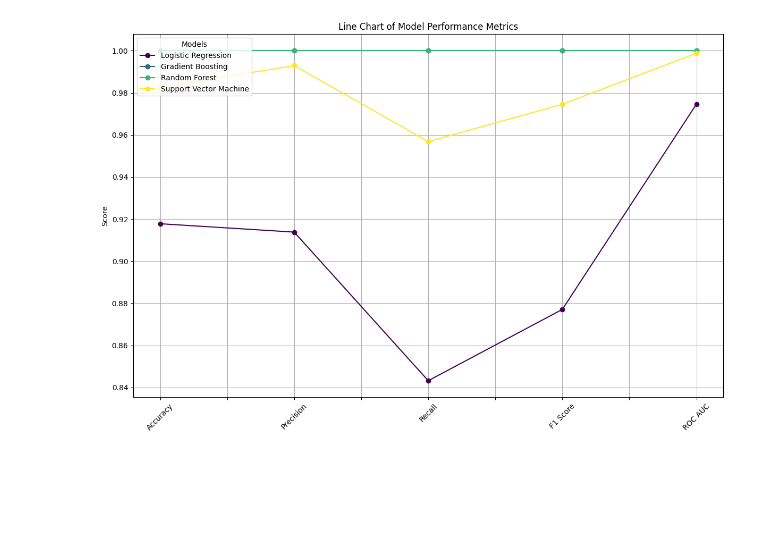
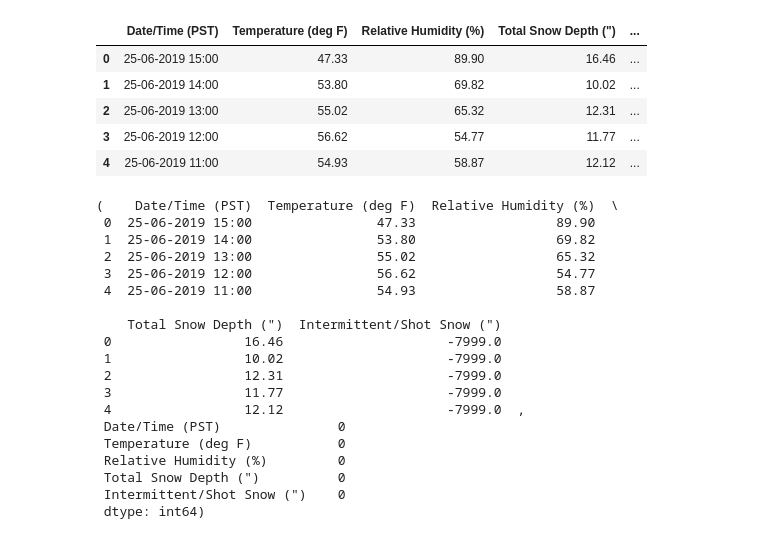
Before and after one commit to Palak-bansal-26/Natural-Disaster-Prediction, a Jupyter notebook: AvalanchePrediction.ipynb, the cells around one changed output. Saved outputs shown, nothing was run; the diff lists cells and outputs as text; code cells hidden in the pictures; blank space fills up the shorter version.

```diff
--- a/AvalanchePrediction.ipynb
+++ b/AvalanchePrediction.ipynb
@@ -463,11 +2,0 @@ plt.show()
-# %%
-performance_df.T.plot(kind='line', marker='o', figsize=(12, 8), colormap='viridis')
-plt.title('Line Chart of Model Performance Metrics')
-plt.ylabel('Score')
-plt.xticks(rotation=45)
-plt.grid(True)
-plt.legend(title='Models', loc='upper left')
-plt.tight_layout()
-plt.show()
-# %% [output]
-[figure, removed]
@@ -473,0 +23,39 @@ plt.show()
+# %%
+# Load the dataset
+file_path = '/mnt/StevensPass-GraceLakes_4790_feet_2019.csv'
+data = pd.read_csv(file_path)
+
+data.head()
+# %% [output]
+|  | Date/Time (PST) | Temperature (deg F) | Relative Humidity (%) | Total Snow Depth (") | ... |
+| 0 | 25-06-2019 15:00 | 47.33 | 89.90 | 16.46 | ... |
+| 1 | 25-06-2019 14:00 | 53.80 | 69.82 | 10.02 | ... |
+| 2 | 25-06-2019 13:00 | 55.02 | 65.32 | 12.31 | ... |
+| 3 | 25-06-2019 12:00 | 56.62 | 54.77 | 11.77 | ... |
+| 4 | 25-06-2019 11:00 | 54.93 | 58.87 | 12.12 | ... |
+# %%
+# Summary of missing values
+missing_data_summary = data.isnull().sum()
+
+# Display the cleaned data and the summary of missing values
+data.head(), missing_data_summary
+# %% [output]
+(    Date/Time (PST)  Temperature (deg F)  Relative Humidity (%)  \
+ 0  25-06-2019 15:00                47.33                  89.90
+ 1  25-06-2019 14:00                53.80                  69.82
+ 2  25-06-2019 13:00                55.02                  65.32
+ 3  25-06-2019 12:00                56.62                  54.77
+ 4  25-06-2019 11:00                54.93                  58.87
+
+    Total Snow Depth (")  Intermittent/Shot Snow (")
+ 0                 16.46                     -7999.0
+ 1                 10.02                     -7999.0
+ 2                 12.31                     -7999.0
+ 3                 11.77                     -7999.0
+ 4                 12.12                     -7999.0  ,
+ Date/Time (PST)               0
+ Temperature (deg F)           0
+ Relative Humidity (%)         0
+ Total Snow Depth (")          0
+ Intermittent/Shot Snow (")    0
+ dtype: int64)
```
Also changed, not shown: parts of 33 cells of this notebook.
